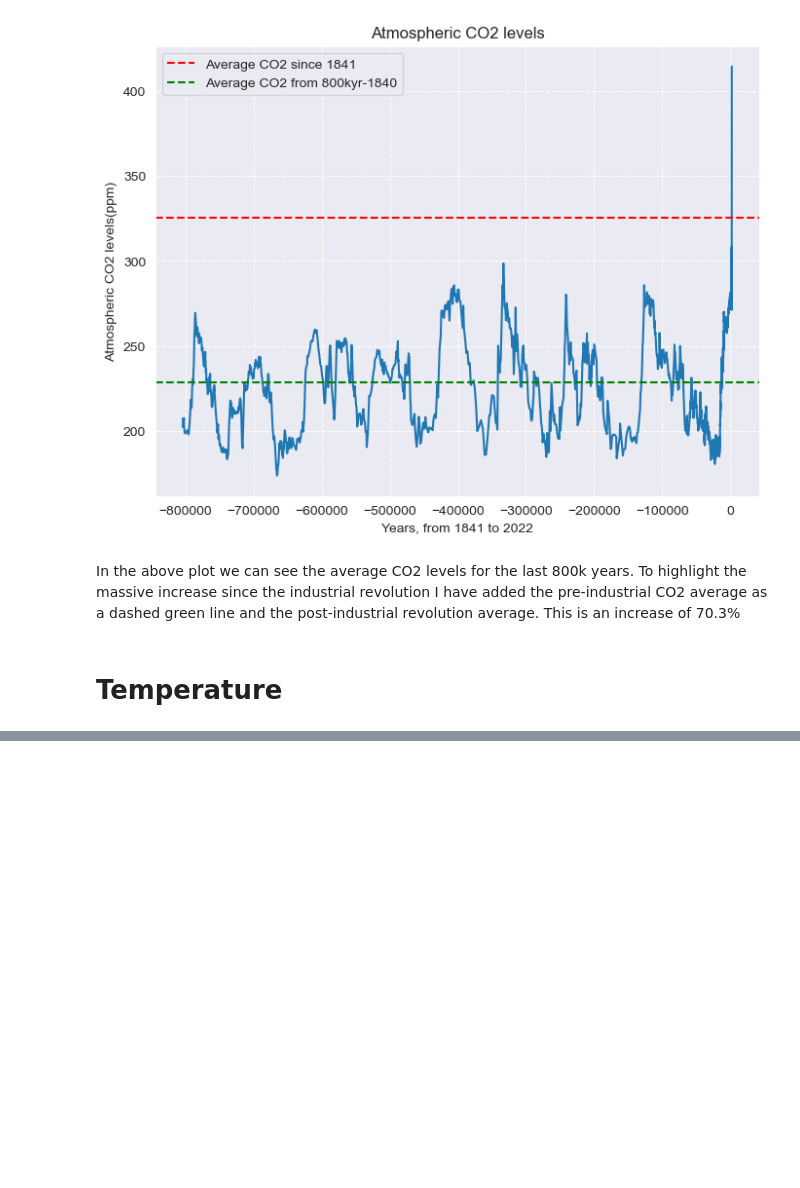
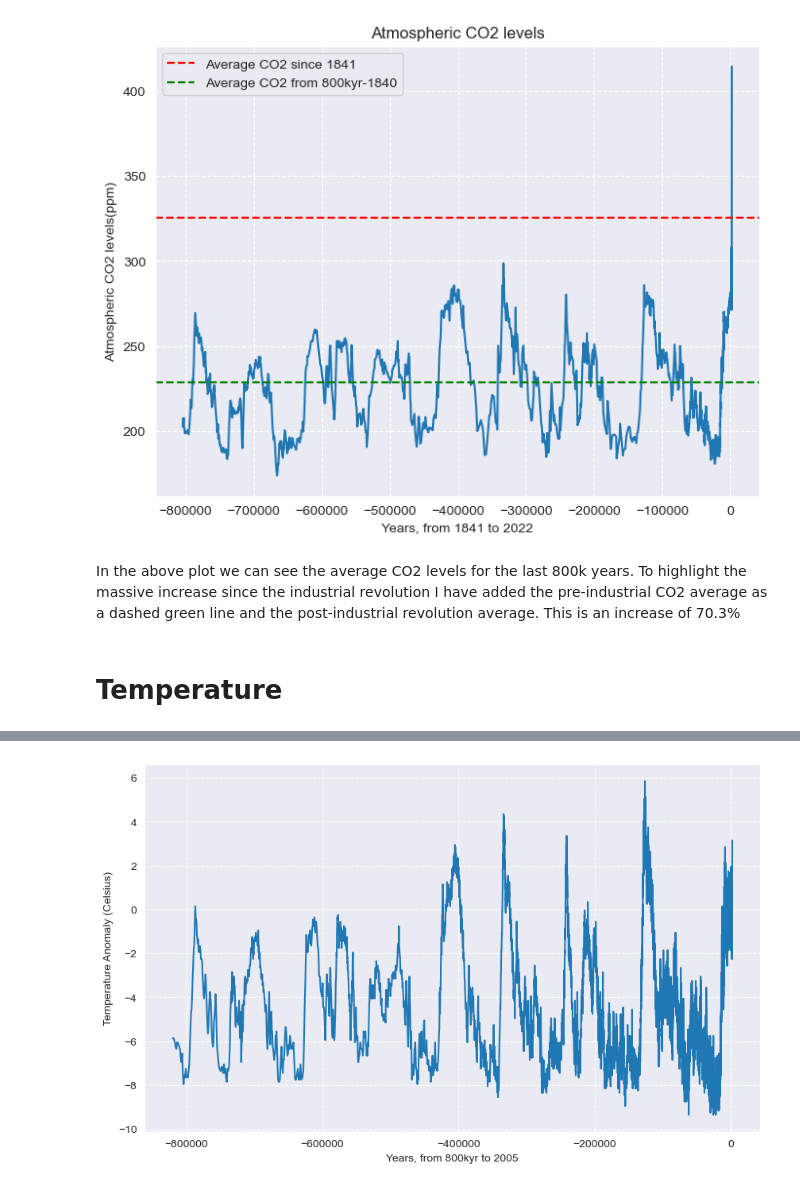
Before and after one commit to Kevin002023/PFDA--Climate-Project, a Jupyter notebook: PFDA-Project-2.ipynb, the cells around one changed output, grey strips where cells are left out. Saved outputs shown, nothing was run; the diff lists cells and outputs as text; code cells hidden in the pictures; blank space fills up the shorter version.

```diff
--- a/PFDA-Project-2.ipynb
+++ b/PFDA-Project-2.ipynb
@@ -374,0 +438,8 @@ co2.head()
+# %%
+baseline_start =1800
+baseline_end = 1900
+
+bs_df = aicc[(aicc['Corrected Years'] >= baseline_start) & (aicc['Corrected Years'] <= baseline_end)]
+bs_df.head(20)   # a new dataframe with all years between 1800 and 1900
+
+#https://www.statology.org/and-operator-in-pandas/
@@ -374,0 +458,5 @@ co2.head()
+# %%
+baseline= bs_df['temp'].mean()
+
+aicc['Anomaly'] = aicc['temp'] - baseline
+aicc.head()
@@ -374,0 +470,11 @@ co2.head()
+# %%
+plt.figure(figsize=(10, 6))
+
+sns.lineplot(aicc, x = "Corrected Years", y = "Anomaly",)
+sns.set_style("darkgrid" , {"ytick.major.size": 10 , "ytick.minor.size": 2 , 'grid.linestyle': '--'})
+#plt.xlim(-800000, 5000) # went to 10000 to allow us to see the values in the present day
+plt.ylabel('Temperature Anomaly (Celsius)')
+plt.xlabel('Years, from 800kyr to 2005')
+plt.grid(True)
+# %% [output]
+[figure, added]
```
Also changed, not shown: parts of 25 cells of this notebook, 1 other file.
